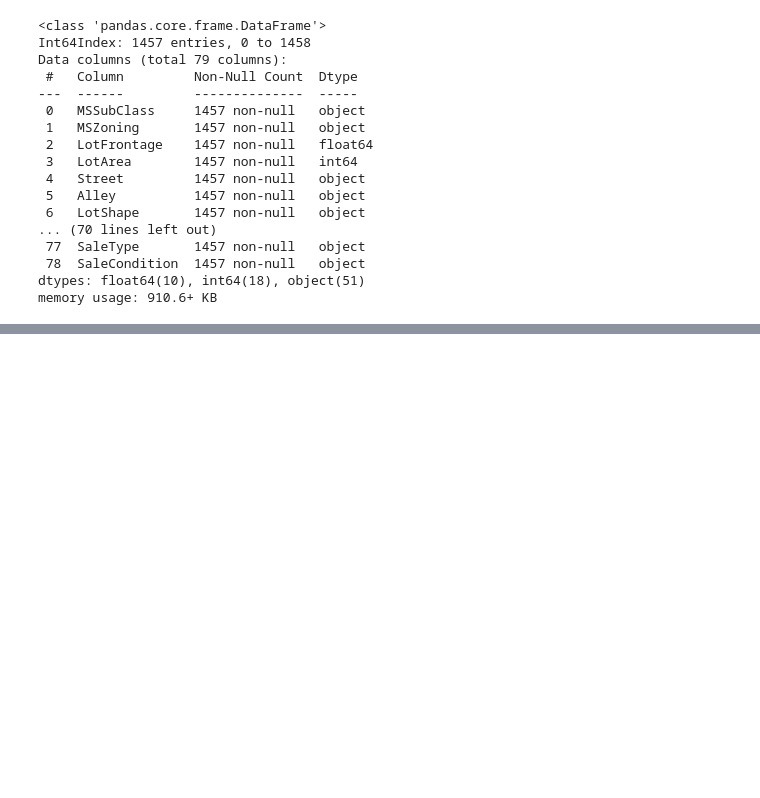
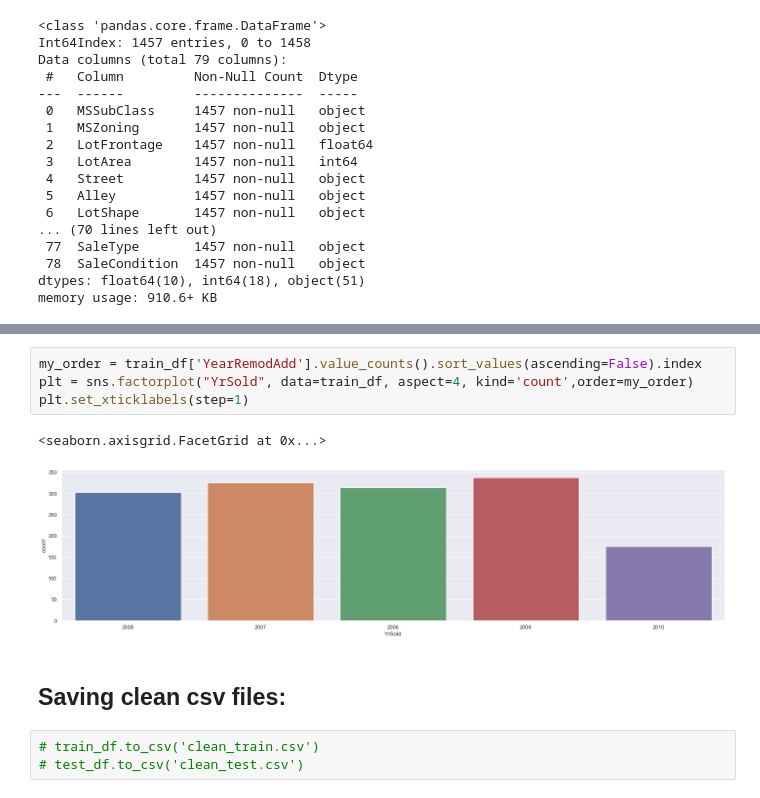
Before and after one commit to suhitasva/ML_Project, a Jupyter notebook: EDA_basic_cleanup.ipynb, the cells around one changed output, grey strips where cells are left out. Cells and saved outputs as stored; diff of their text form; blank space fills up the shorter version.

```diff
--- a/EDA_basic_cleanup.ipynb
+++ b/EDA_basic_cleanup.ipynb
@@ -721,0 +738,12 @@ test_df.to_csv('clean_test.csv')
+# %%
+my_order = train_df['YearRemodAdd'].value_counts().sort_values(ascending=False).index
+plt = sns.factorplot("YrSold", data=train_df, aspect=4, kind='count',order=my_order)
+plt.set_xticklabels(step=1)
+# %% [output]
+<seaborn.axisgrid.FacetGrid at 0x...>
+[figure, added]
+# %% [markdown]
+## Saving clean csv files:
+# %%
+# train_df.to_csv('clean_train.csv')
+# test_df.to_csv('clean_test.csv')
```
Also changed, not shown: parts of 65 cells of this notebook.
